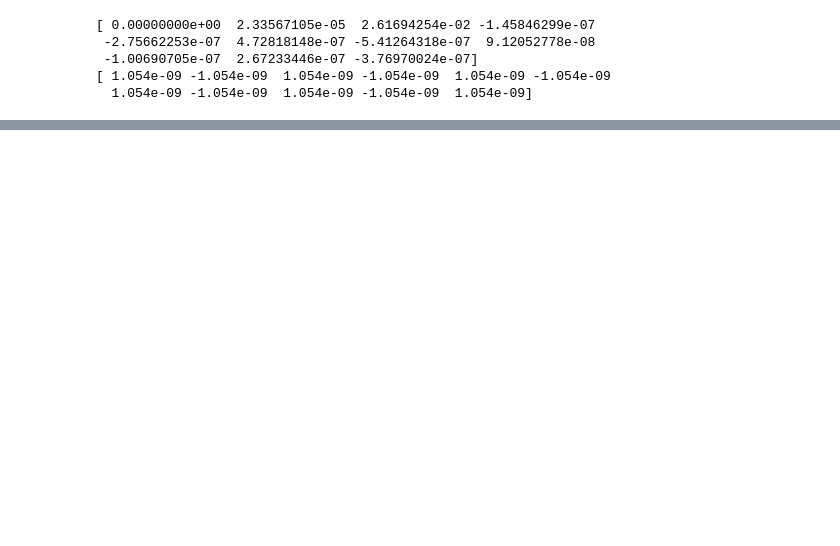
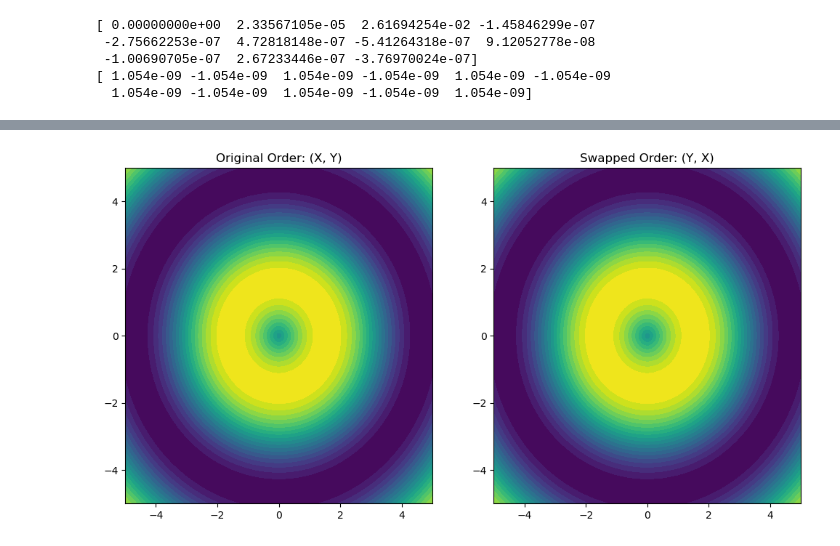
Before and after one commit to fjsamaniego/SM_book-_code, a Jupyter notebook: RadialFieldComponentCalculation.ipynb, the cells around one changed output, grey strips where cells are left out. Drawn from its saved outputs; the diff is of its cells as text; code cells hidden in the pictures; blank space fills up the shorter version.

```diff
--- a/RadialFieldComponentCalculation.ipynb
+++ b/RadialFieldComponentCalculation.ipynb
@@ -84 +84,25 @@ plt.show()
 [figure]
+# %%
+import matplotlib.pyplot as plt
+import numpy as np
+
+# Create data
+x = np.linspace(-5, 5, 100)
+y = np.linspace(-5, 5, 100)
+X, Y = np.meshgrid(x, y)
+Z = np.sin(np.sqrt(X**2 + Y**2))
+
+# Create a figure and axis
+fig, ax = plt.subplots(1, 2, figsize=(12, 6))
+
+# Contour plot with original order
+ax[0].contourf(X, Y, Z, levels=20, cmap='viridis')
+ax[0].set_title('Original Order: (X, Y)')
+
+# Contour plot with swapped X and Y
+ax[1].contourf(Y, X, Z, levels=20, cmap='viridis')
+ax[1].set_title('Swapped Order: (Y, X)')
+
+plt.show()
+# %% [output]
+[figure, added]
```
Also changed, not shown: parts of 1 cell of this notebook.
